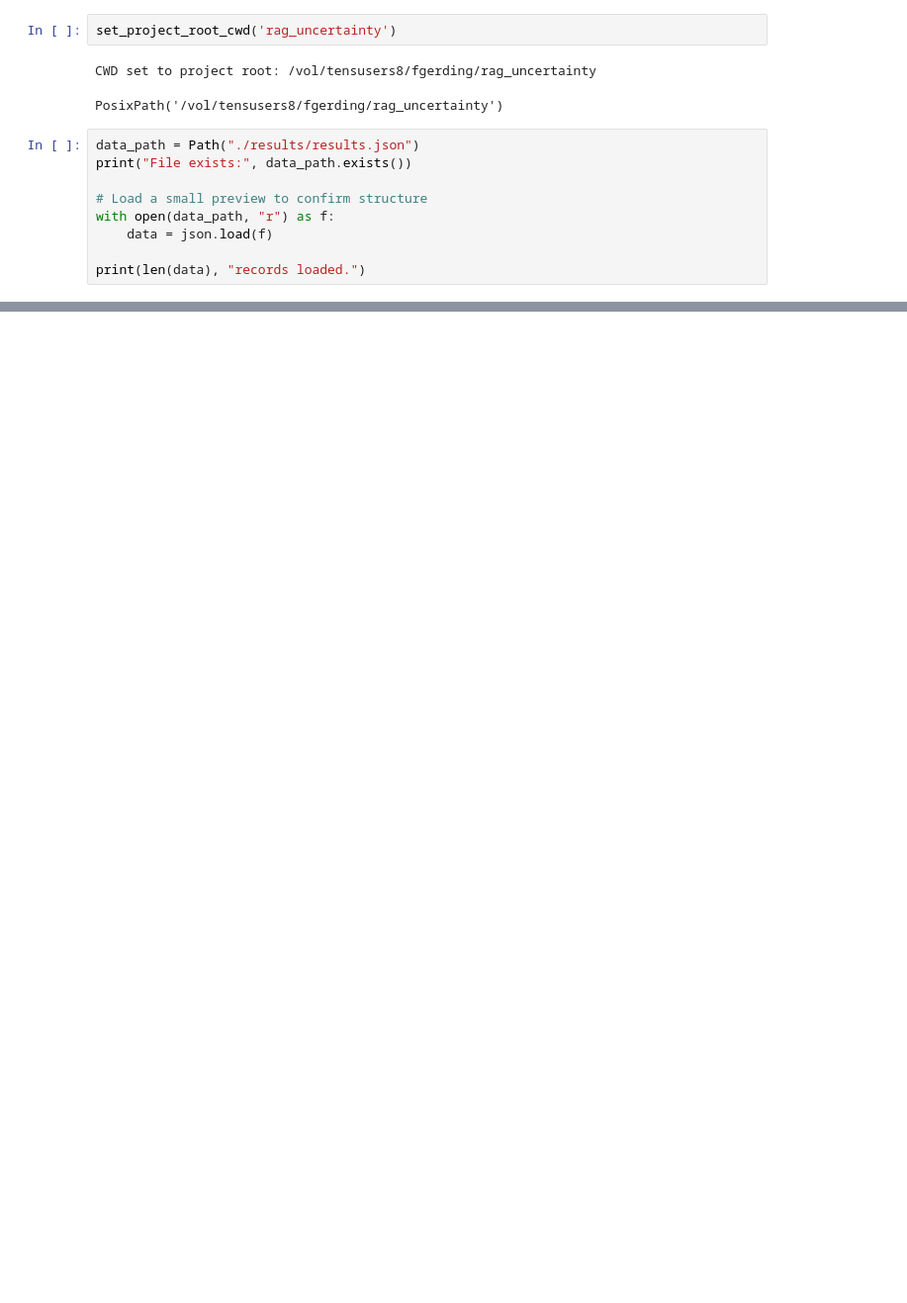
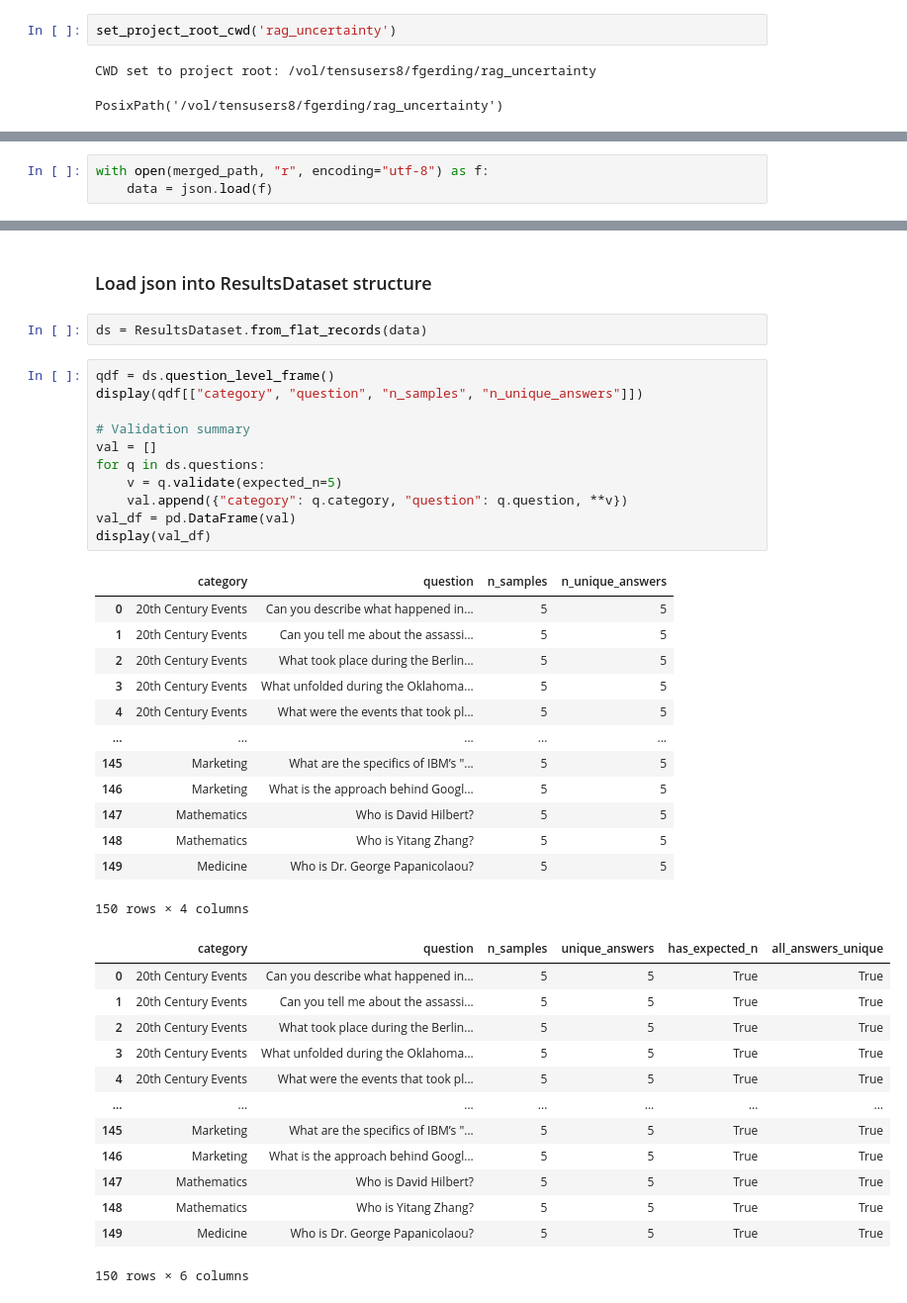
Before and after one commit to FynnGerding/rag_uncertainty, a Jupyter notebook: src/rag_uncertainty/analysis.ipynb, the cells around one changed output, grey strips where cells are left out. Shown at 99% size. Saved outputs shown, nothing was run; the diff lists cells and outputs as text; blank space fills up the shorter version.

```diff
--- a/src/rag_uncertainty/analysis.ipynb
+++ b/src/rag_uncertainty/analysis.ipynb
@@ -39,12 +55,3 @@ set_project_root_cwd('rag_uncertainty')
 # %% [output]
 CWD set to project root: /vol/tensusers8/fgerding/rag_uncertainty
 PosixPath('/vol/tensusers8/fgerding/rag_uncertainty')
-# %%
-data_path = Path("./results/results.json")
-print("File exists:", data_path.exists())
-
-# Load a small preview to confirm structure
-with open(data_path, "r") as f:
-    data = json.load(f)
-
-print(len(data), "records loaded.")
@@ -53,0 +73,3 @@ File exists: True
+# %%
+with open(merged_path, "r", encoding="utf-8") as f:
+    data = json.load(f)
@@ -288,0 +285,42 @@ Analysis complete. All outputs saved to: /vol/tensusers8/fgerding/rag_uncertaint
+# %% [markdown]
+### Load json into ResultsDataset structure
+# %%
+ds = ResultsDataset.from_flat_records(data)
+# %%
+qdf = ds.question_level_frame()
+display(qdf[["category", "question", "n_samples", "n_unique_answers"]])
+
+# Validation summary
+val = []
+for q in ds.questions:
+    v = q.validate(expected_n=5)
+    val.append({"category": q.category, "question": q.question, **v})
+val_df = pd.DataFrame(val)
+display(val_df)
+# %% [output]
+|  | category | question | n_samples | n_unique_answers |
+| 0 | 20th Century Events | Can you describe what happened in... | 5 | 5 |
+| 1 | 20th Century Events | Can you tell me about the assassi... | 5 | 5 |
+| 2 | 20th Century Events | What took place during the Berlin... | 5 | 5 |
+| 3 | 20th Century Events | What unfolded during the Oklahoma... | 5 | 5 |
+| 4 | 20th Century Events | What were the events that took pl... | 5 | 5 |
+| ... | ... | ... | ... | ... |
+| 145 | Marketing | What are the specifics of IBM’s "... | 5 | 5 |
+| 146 | Marketing | What is the approach behind Googl... | 5 | 5 |
+| 147 | Mathematics | Who is David Hilbert? | 5 | 5 |
+| 148 | Mathematics | Who is Yitang Zhang? | 5 | 5 |
+| 149 | Medicine | Who is Dr. George Papanicolaou? | 5 | 5 |
+150 rows × 4 columns
+|  | category | question | n_samples | unique_answers | has_expected_n | all_answers_unique |
+| 0 | 20th Century Events | Can you describe what happened in... | 5 | 5 | True | True |
+| 1 | 20th Century Events | Can you tell me about the assassi... | 5 | 5 | True | True |
+| 2 | 20th Century Events | What took place during the Berlin... | 5 | 5 | True | True |
+| 3 | 20th Century Events | What unfolded during the Oklahoma... | 5 | 5 | True | True |
+| 4 | 20th Century Events | What were the events that took pl... | 5 | 5 | True | True |
+| ... | ... | ... | ... | ... | ... | ... |
+| 145 | Marketing | What are the specifics of IBM’s "... | 5 | 5 | True | True |
+| 146 | Marketing | What is the approach behind Googl... | 5 | 5 | True | True |
+| 147 | Mathematics | Who is David Hilbert? | 5 | 5 | True | True |
+| 148 | Mathematics | Who is Yitang Zhang? | 5 | 5 | True | True |
+| 149 | Medicine | Who is Dr. George Papanicolaou? | 5 | 5 | True | True |
+150 rows × 6 columns
```
Also changed, not shown: parts of 24 cells of this notebook, 7 other files.
